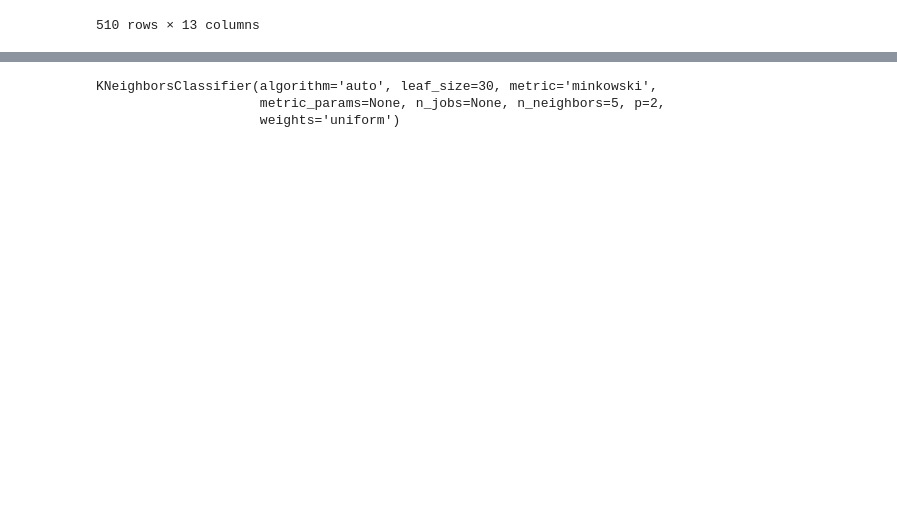
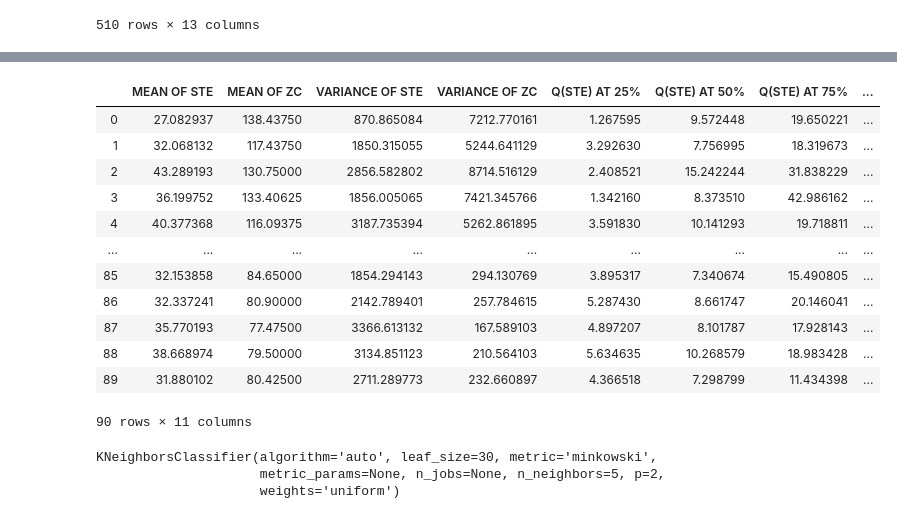
Before and after one commit to yogitha999/KNeighborsClassifier, a Jupyter notebook: program.ipynb, the cells around one changed output, grey strips where cells are left out. Drawn from its saved outputs; the diff is of its cells as text; code cells hidden in the pictures; blank space fills up the shorter version.

```diff
--- a/program.ipynb
+++ b/program.ipynb
@@ -84,3 +115,19 @@ X
+# %%
+T
+# %% [output]
+|  | MEAN OF STE | MEAN OF ZC | VARIANCE OF STE | VARIANCE OF ZC | Q(STE) AT 25% | Q(STE) AT 50% | Q(STE) AT 75% | ... |
+| 0 | 27.082937 | 138.43750 | 870.865084 | 7212.770161 | 1.267595 | 9.572448 | 19.650221 | ... |
+| 1 | 32.068132 | 117.43750 | 1850.315055 | 5244.641129 | 3.292630 | 7.756995 | 18.319673 | ... |
+| 2 | 43.289193 | 130.75000 | 2856.582802 | 8714.516129 | 2.408521 | 15.242244 | 31.838229 | ... |
+| 3 | 36.199752 | 133.40625 | 1856.005065 | 7421.345766 | 1.342160 | 8.373510 | 42.986162 | ... |
+| 4 | 40.377368 | 116.09375 | 3187.735394 | 5262.861895 | 3.591830 | 10.141293 | 19.718811 | ... |
+| ... | ... | ... | ... | ... | ... | ... | ... | ... |
+| 85 | 32.153858 | 84.65000 | 1854.294143 | 294.130769 | 3.895317 | 7.340674 | 15.490805 | ... |
+| 86 | 32.337241 | 80.90000 | 2142.789401 | 257.784615 | 5.287430 | 8.661747 | 20.146041 | ... |
+| 87 | 35.770193 | 77.47500 | 3366.613132 | 167.589103 | 4.897207 | 8.101787 | 17.928143 | ... |
+| 88 | 38.668974 | 79.50000 | 3134.851123 | 210.564103 | 5.634635 | 10.268579 | 18.983428 | ... |
+| 89 | 31.880102 | 80.42500 | 2711.289773 | 232.660897 | 4.366518 | 7.298799 | 11.434398 | ... |
+90 rows × 11 columns
 # %%
 scaler = Normalizer().fit(X)
 trainX = scaler.transform(X)
```
Also changed, not shown: parts of 11 cells of this notebook.
